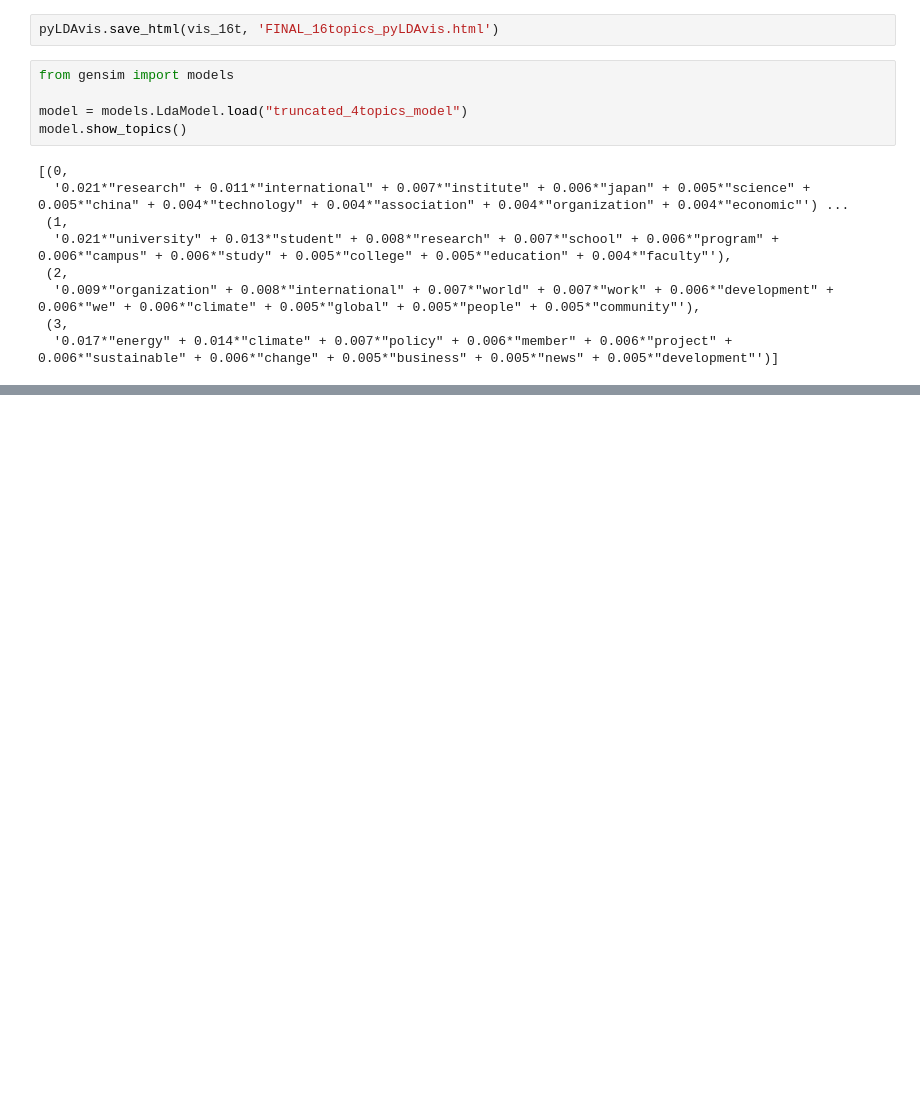
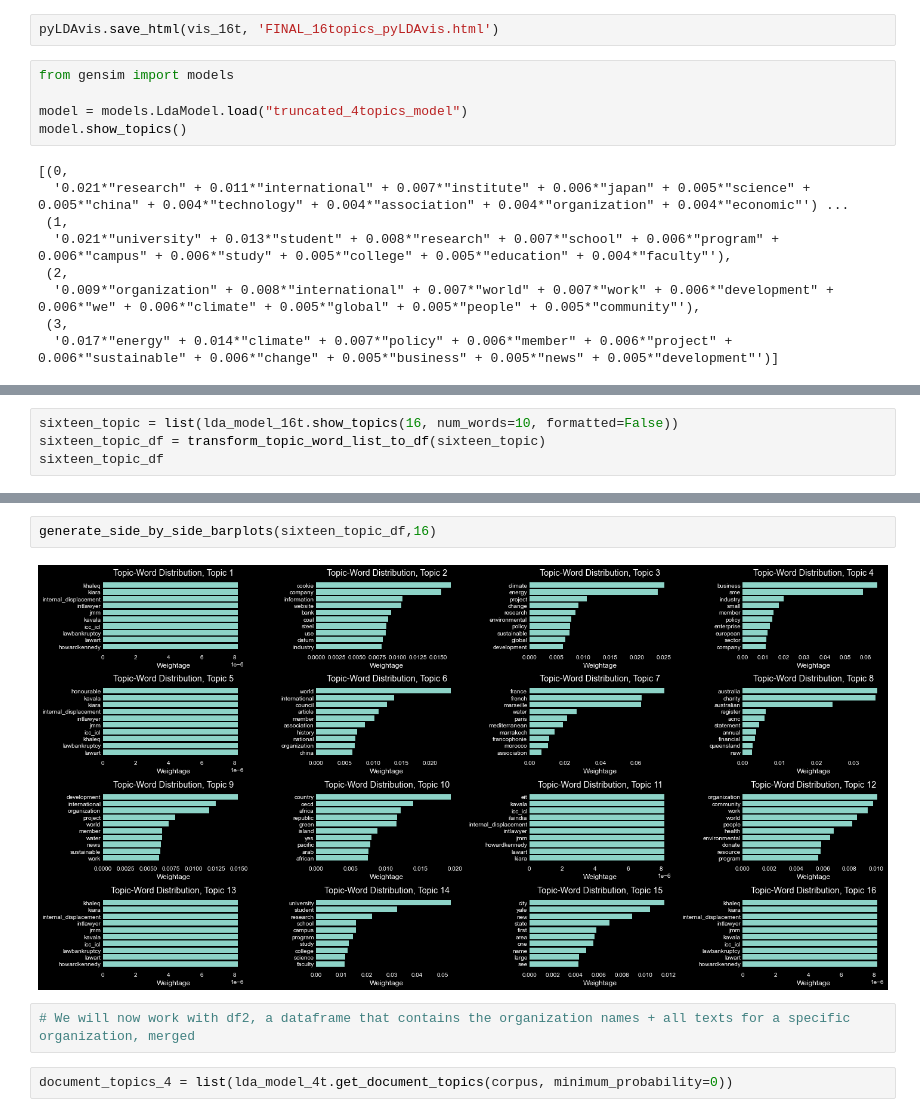
Before and after one commit to datadrivenenvirolab/IAD_blockchain, a Jupyter notebook: Web-scraped data/Final Model LDA Pipeline.ipynb, the cells around one changed output, grey strips where cells are left out. Cells and saved outputs as stored; diff of their text form; blank space fills up the shorter version.

```diff
--- a/Web-scraped data/Final Model LDA Pipeline.ipynb
+++ b/Web-scraped data/Final Model LDA Pipeline.ipynb
@@ -527,0 +614,4 @@ model.show_topics()
+# %%
+sixteen_topic = list(lda_model_16t.show_topics(16, num_words=10, formatted=False))
+sixteen_topic_df = transform_topic_word_list_to_df(sixteen_topic)
+sixteen_topic_df
@@ -527,0 +632,8 @@ model.show_topics()
+# %%
+generate_side_by_side_barplots(sixteen_topic_df,16)
+# %% [output]
+[figure, added]
+# %%
+# We will now work with df2, a dataframe that contains the organization names + all texts for a specific organization, merged
+# %%
+document_topics_4 = list(lda_model_4t.get_document_topics(corpus, minimum_probability=0))
```
Also changed, not shown: parts of 25 cells of this notebook, 14 other files.
